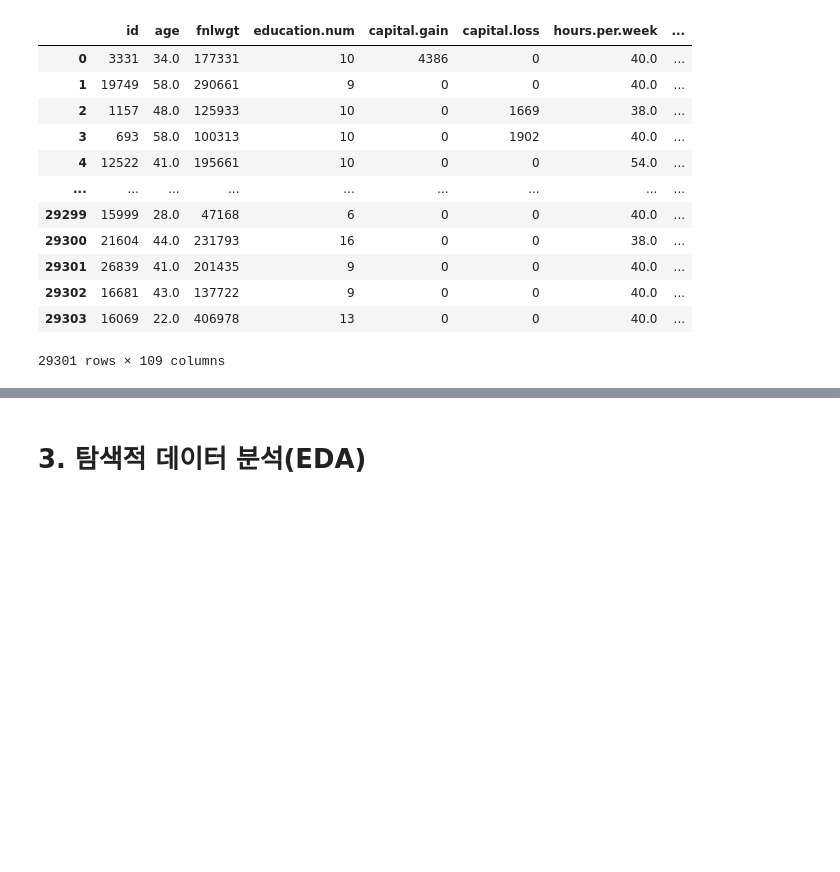
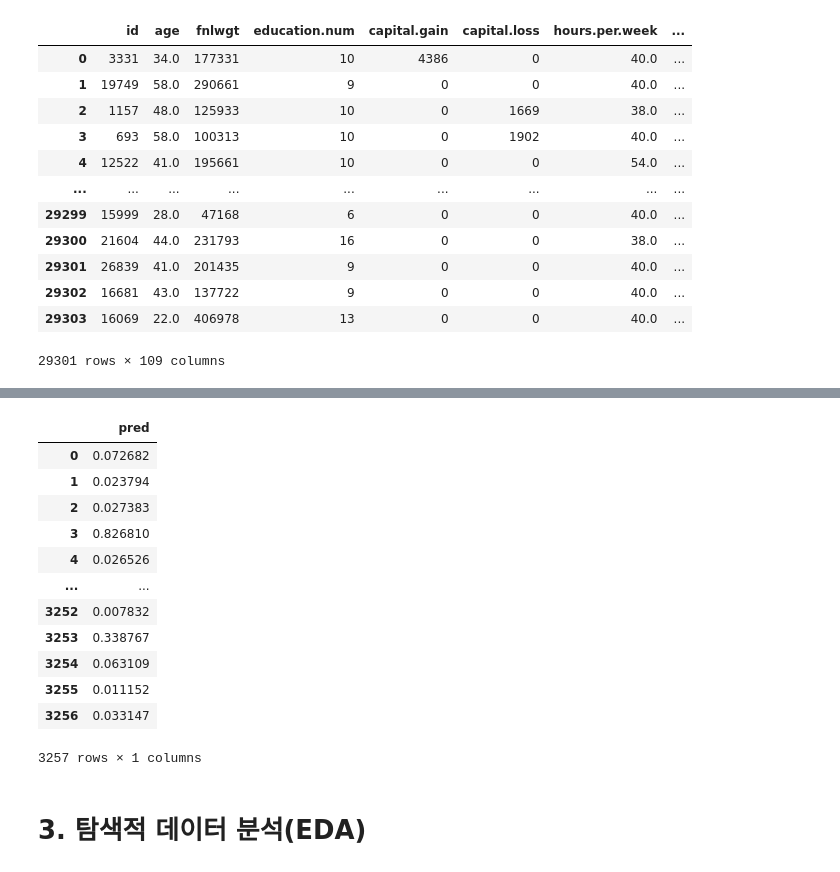
Before and after one commit to zzl-hyun/bigdata_analyst_cert_v2, a Jupyter notebook: part2/ch2/ch2_classification.ipynb, the cells around one changed output, grey strips where cells are left out. Saved outputs shown, nothing was run; the diff lists cells and outputs as text; code cells hidden in the pictures; blank space fills up the shorter version.

```diff
--- a/part2/ch2/ch2_classification.ipynb
+++ b/part2/ch2/ch2_classification.ipynb
@@ -118,7 +122,7 @@ print(train.shape)
 
 # train은 label값을 포함하고 있고, label은 수치형 데이터가 아닌 범주형 데이터다. 따라서 인코딩을 진행하기에 앞서 함께 인코딩되는 것을 방지하기 위해 따로 담아둔다.
 # train.pop('label')은 label을 대입하고 삭제하는 함수!
-y_train = train.pop('income')
+
 
 # # one-hot encoding = pd.get_dummies
 # train_oh = pd.get_dummies(train)
@@ -129,7 +133,7 @@ y_train = train.pop('income')
 
 from sklearn.preprocessing import LabelEncoder
 
-cols = train.colums[train.dtype == 'object']
+cols = train.columns[train.dtypes == 'object']
 
 for col in cols:
   le = LabelEncoder()
@@ -175,0 +188,15 @@ train.head()
+# %%
+from sklearn.model_selection import train_test_split
+
+X_train, X_val, y_train, y_val = train_test_split(train, y_train, test_size=0.2, random_state=0)
+
+# ## 학습
+# from sklearn.ensemble import RandomForestClassifier
+# rf = RandomForestClassifier(random_state=0)
+
+# rf.fit(X_train, y_train)
+# # predict -> 클래스 반환
+# # predict_proba -> 클래스에 속할 확률 반환
+# pred = rf.predict_proba(X_val)
+
+# print(rf.classes_)
@@ -175,0 +236,6 @@ train.head()
+# %%
+import lightgbm as lgb
+lgbmc = lgb.LGBMClassifier(random_state=0, verbose=1)
+lgbmc.fit(X_train, y_train)
+
+pred = lgbmc.predict_proba(X_val)
@@ -176,3 +251,24 @@ train.head()
+# %%
+###l 학습할 때나 x_val쓰지 실제 제출할 떈 test데이터 써야한다!!!!!!!!!!
+pred = lgbmc.predict_proba(test)
+# %%
+res = pd.DataFrame({'pred': pred[:,1]}).to_csv('result.csv', index=False)
+
+pd.read_csv('result.csv')
+# %% [output]
+|  | pred |
+| 0 | 0.072682 |
+| 1 | 0.023794 |
+| 2 | 0.027383 |
+| 3 | 0.826810 |
+| 4 | 0.026526 |
+| ... | ... |
+| 3252 | 0.007832 |
+| 3253 | 0.338767 |
+| 3254 | 0.063109 |
+| 3255 | 0.011152 |
+| 3256 | 0.033147 |
+3257 rows × 1 columns
 # %% [markdown]
 # 3. 탐색적 데이터 분석(EDA)
 # %%
```
Also changed, not shown: parts of 8 cells of this notebook.
